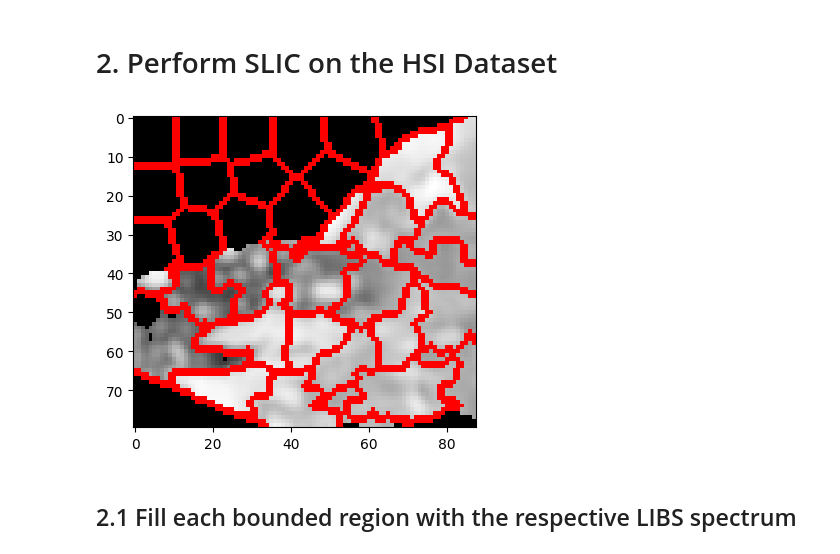
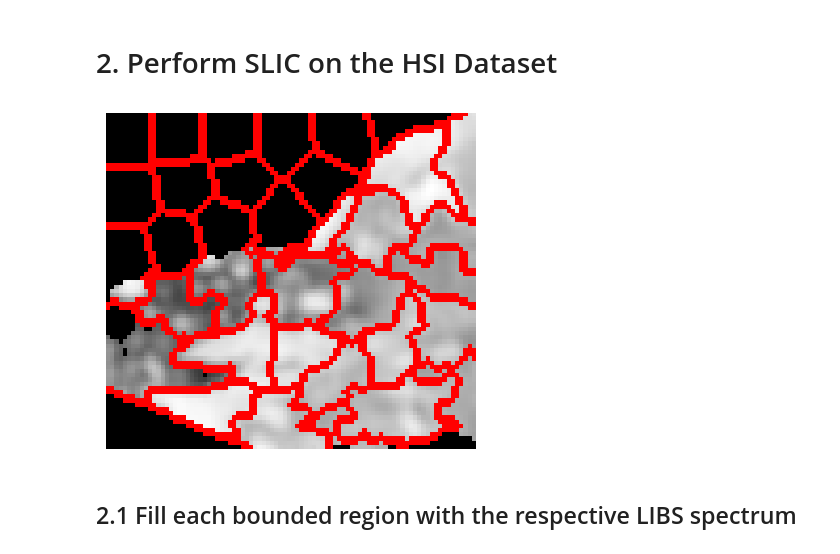
Before and after one commit to tomasjmlopes/LIBS_Tools, a Jupyter notebook: SLIC_Collab/hsi_upscale_libs.ipynb, the cells around one changed output. Saved outputs shown, nothing was run; the diff lists cells and outputs as text; code cells hidden in the pictures.

```diff
--- a/SLIC_Collab/hsi_upscale_libs.ipynb
+++ b/SLIC_Collab/hsi_upscale_libs.ipynb
@@ -180,16 +229,17 @@ hsi_slic = slic(hsi_dset_pro, n_segments = n_segments, max_num_iter = max_num_it
 # %%
 fig, axs = plt.subplots(1, 1, figsize = (4, 4))
 
 ax = axs
 ax.imshow(mark_boundaries(hsi_dset_pro[:, :, find_index(1400, hsi_wavelegths)]/np.max(hsi_dset_pro[:, :, find_index(1400, hsi_wavelegths)]),
                            hsi_slic,
                            color = (1, 0, 0)))
 
-
+ax.axis('off')
 fig.tight_layout()
+# fig.savefig("Images/SLIC_pattern.jpg", dpi = 300)
 # axs.scatter(centers[:, 1], centers[:, 0], c = 'y')
 # %% [output]
-[figure, old version]
+[figure, new version]
 # %% [markdown]
 ## 2.1 Fill each bounded region with the respective LIBS spectrum
 # %%
```
Also changed, not shown: parts of 5 cells of this notebook, 4 other files.
